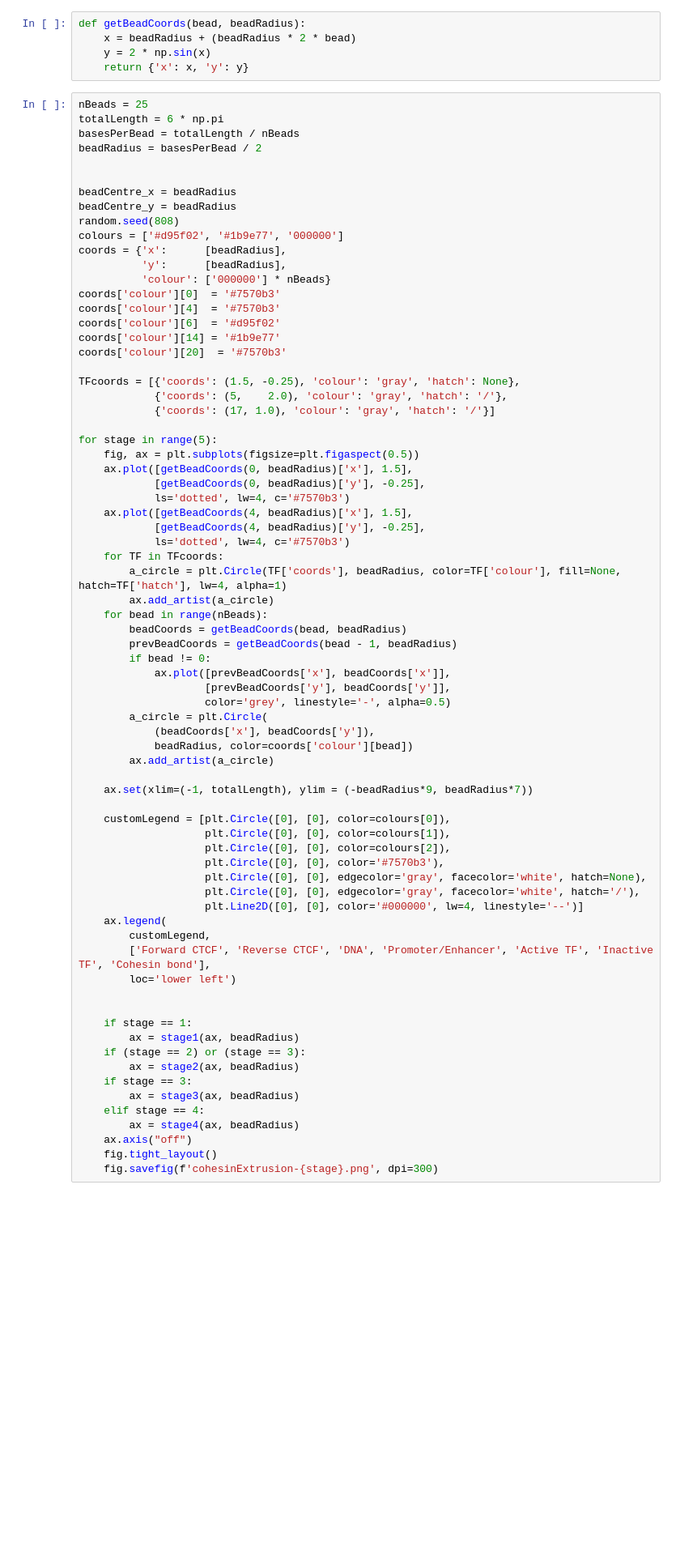
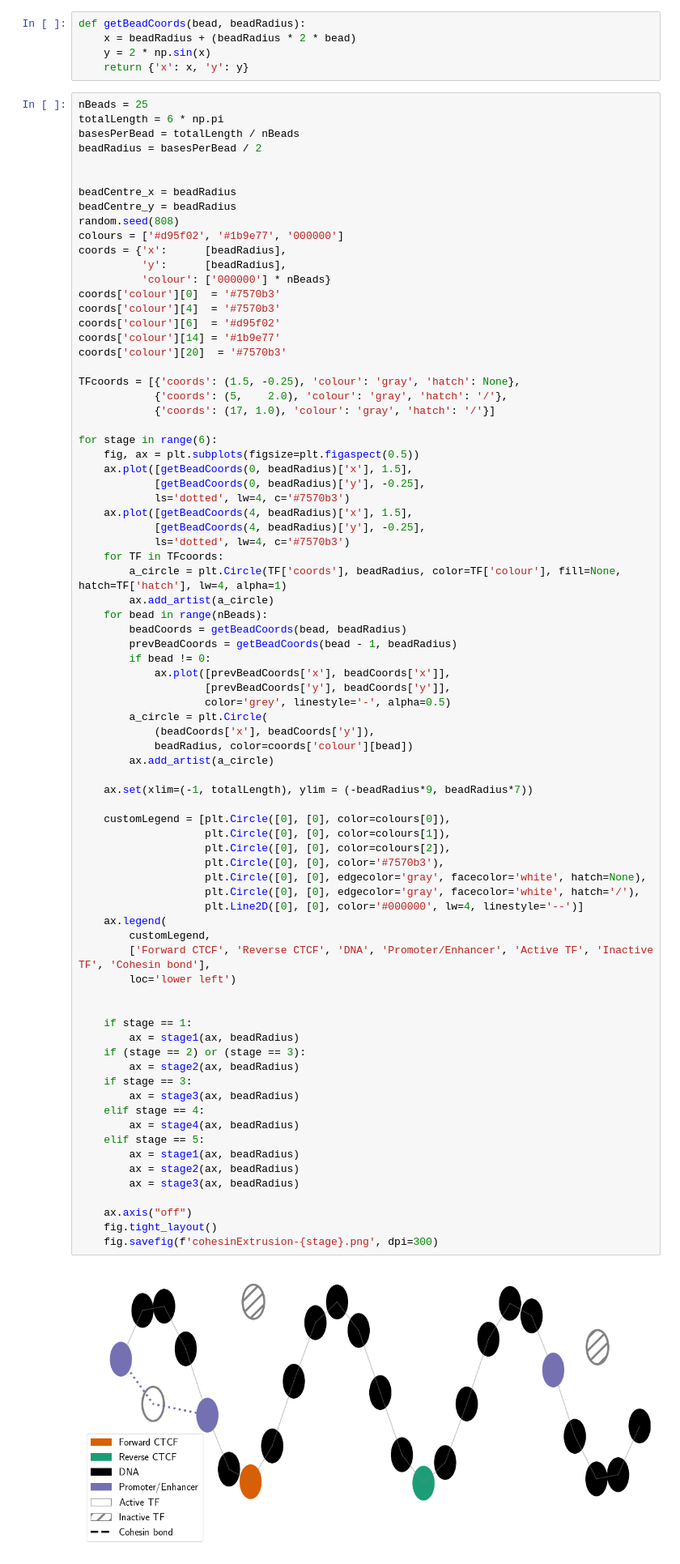
Before and after one commit to StephenRicher/HiCSim, a Jupyter notebook: README_files/modellingFigures.ipynb, the cells around one changed output. Shown at 81% size. Drawn from its saved outputs; the diff is of its cells as text; blank space fills up the shorter version.

```diff
--- a/README_files/modellingFigures.ipynb
+++ b/README_files/modellingFigures.ipynb
@@ -269,7 +280,7 @@ TFcoords = [{'coords': (1.5, -0.25), 'colour': 'gray', 'hatch': None},
             {'coords': (5,    2.0), 'colour': 'gray', 'hatch': '/'},
             {'coords': (17, 1.0), 'colour': 'gray', 'hatch': '/'}]
 
-for stage in range(5):
+for stage in range(6):
     fig, ax = plt.subplots(figsize=plt.figaspect(0.5))
     ax.plot([getBeadCoords(0, beadRadius)['x'], 1.5],
             [getBeadCoords(0, beadRadius)['y'], -0.25],
@@ -291,30 +302,37 @@ for stage in range(5):
             (beadCoords['x'], beadCoords['y']),
             beadRadius, color=coords['colour'][bead])
         ax.add_artist(a_circle)
 
     ax.set(xlim=(-1, totalLength), ylim = (-beadRadius*9, beadRadius*7))
 
     customLegend = [plt.Circle([0], [0], color=colours[0]),
                     plt.Circle([0], [0], color=colours[1]),
                     plt.Circle([0], [0], color=colours[2]),
                     plt.Circle([0], [0], color='#7570b3'),
                     plt.Circle([0], [0], edgecolor='gray', facecolor='white', hatch=None),
                     plt.Circle([0], [0], edgecolor='gray', facecolor='white', hatch='/'),
                     plt.Line2D([0], [0], color='#000000', lw=4, linestyle='--')]
     ax.legend(
         customLegend,
         ['Forward CTCF', 'Reverse CTCF', 'DNA', 'Promoter/Enhancer', 'Active TF', 'Inactive TF', 'Cohesin bond'],
         loc='lower left')
 
 
     if stage == 1:
         ax = stage1(ax, beadRadius)
     if (stage == 2) or (stage == 3):
         ax = stage2(ax, beadRadius)
     if stage == 3:
         ax = stage3(ax, beadRadius)
     elif stage == 4:
         ax = stage4(ax, beadRadius)
+    elif stage == 5:
+        ax = stage1(ax, beadRadius)
+        ax = stage2(ax, beadRadius)
+        ax = stage3(ax, beadRadius)
+
     ax.axis("off")
     fig.tight_layout()
     fig.savefig(f'cohesinExtrusion-{stage}.png', dpi=300)
+# %% [output]
+[figure, added]
```
Also changed, not shown: parts of 4 cells of this notebook, 29 other files.
